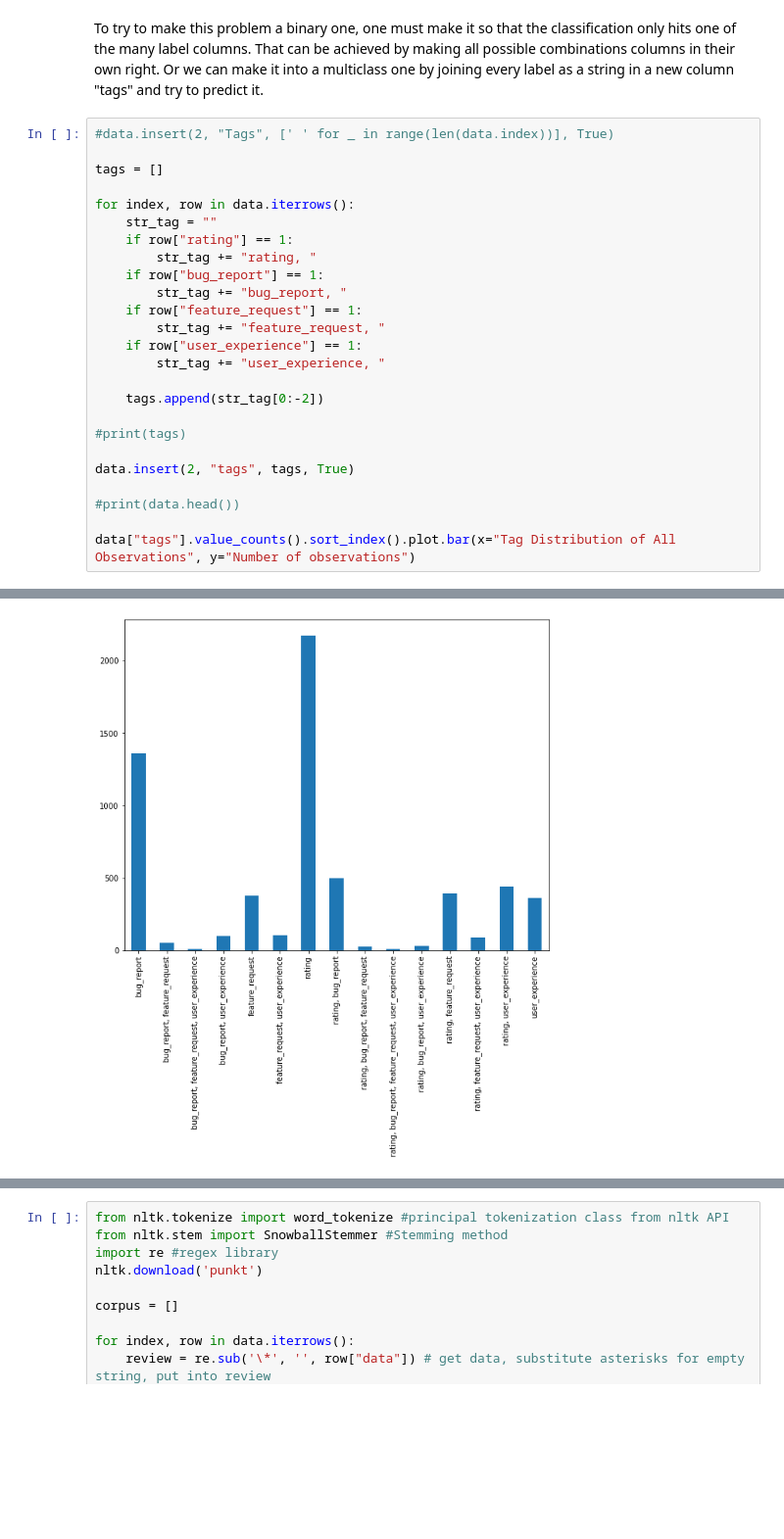
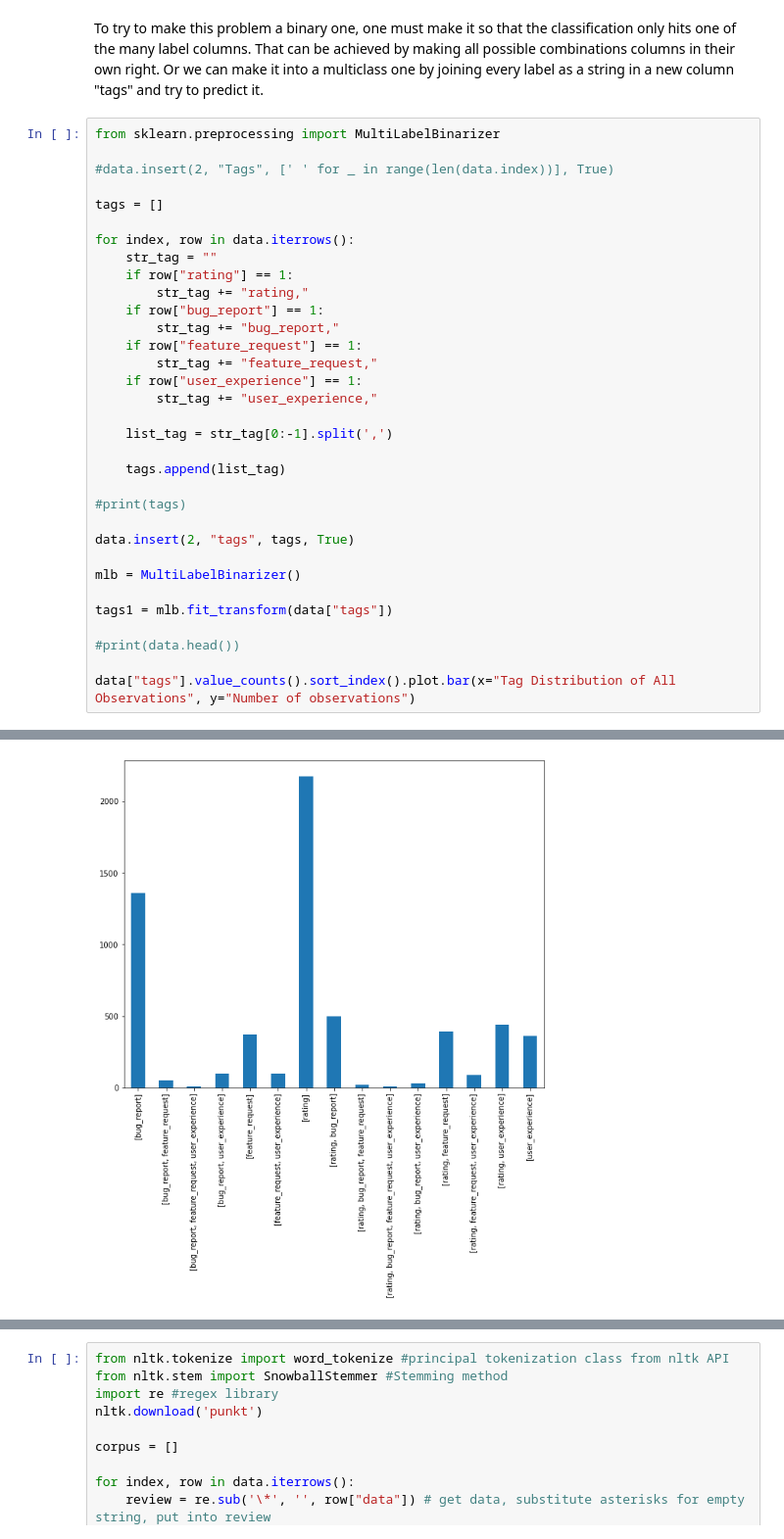
Before and after one commit to Poodlers/NLP_french_user_reviews, a Jupyter notebook: assignment_1.ipynb, the cells around one changed output, grey strips where cells are left out. Shown at 98% size. Cells and saved outputs as stored; diff of their text form; blank space fills up the shorter version.

```diff
--- a/assignment_1.ipynb
+++ b/assignment_1.ipynb
@@ -71,31 +71,39 @@ As we can see, the rating label is much more relevant than the other 3 labels, w
 # %% [markdown]
 To try to make this problem a binary one, one must make it so that the classification only hits one of the many label columns. That can be achieved by making all possible combinations columns in their own right. Or we can make it into a multiclass one by joining every label as a string in a new column "tags" and try to predict it.
 # %%
+from sklearn.preprocessing import MultiLabelBinarizer
+
 #data.insert(2, "Tags", [' ' for _ in range(len(data.index))], True)
 
 tags = []
 
 for index, row in data.iterrows():
     str_tag = ""
     if row["rating"] == 1:
-        str_tag += "rating, "
+        str_tag += "rating,"
     if row["bug_report"] == 1:
-        str_tag += "bug_report, "
+        str_tag += "bug_report,"
     if row["feature_request"] == 1:
-        str_tag += "feature_request, "
+        str_tag += "feature_request,"
     if row["user_experience"] == 1:
-        str_tag += "user_experience, "
+        str_tag += "user_experience,"
 
-    tags.append(str_tag[0:-2])
+    list_tag = str_tag[0:-1].split(',')
+
+    tags.append(list_tag)
 
 #print(tags)
 
 data.insert(2, "tags", tags, True)
 
+mlb = MultiLabelBinarizer()
+
+tags1 = mlb.fit_transform(data["tags"])
+
 #print(data.head())
 
 data["tags"].value_counts().sort_index().plot.bar(x="Tag Distribution of All Observations", y="Number of observations")
 # %% [output]
 <AxesSubplot:>
-[figure, old version]
+[figure, new version]
 # %% [markdown]
```
Also changed, not shown: parts of 13 cells of this notebook, 1 other file.
